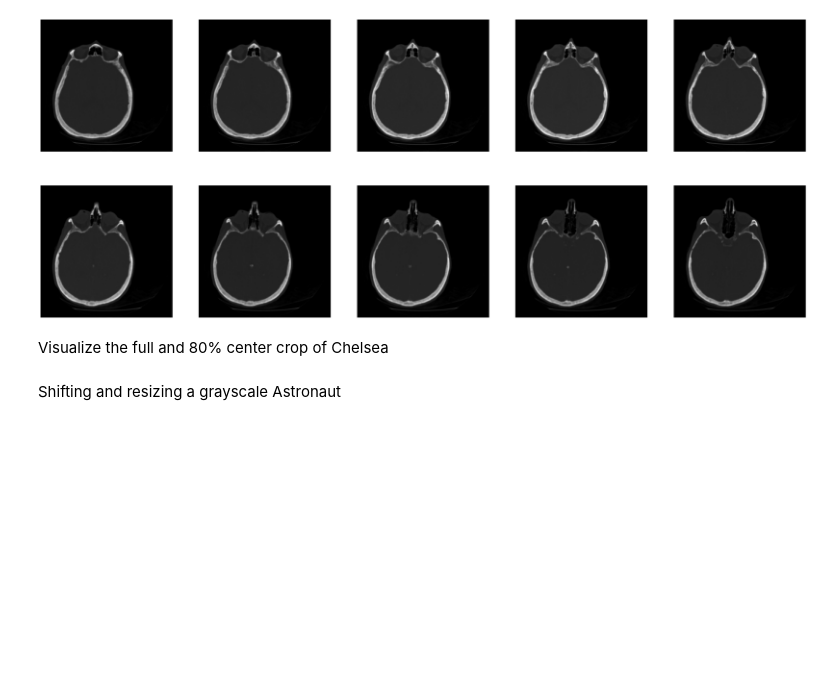
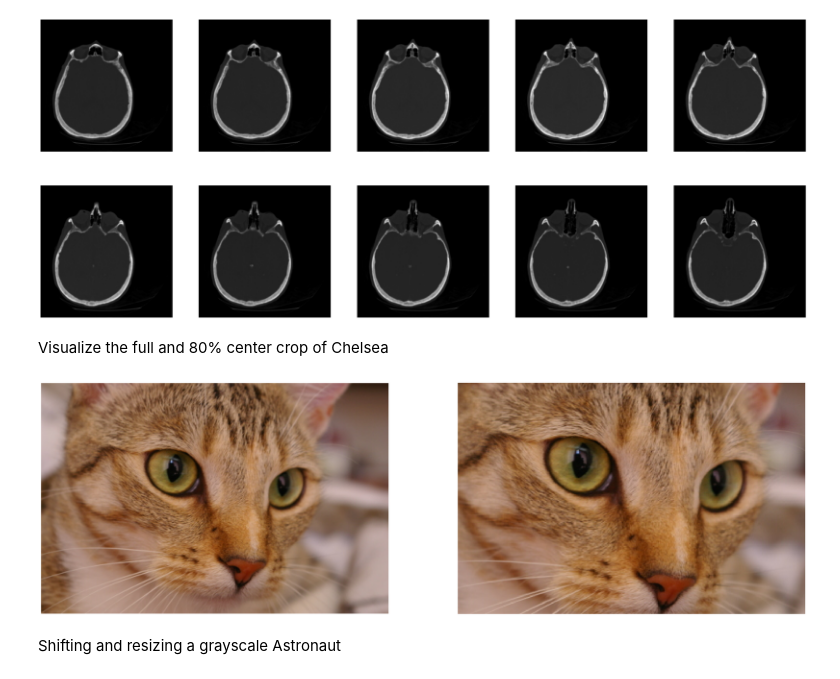
Before and after one commit to jellyboston/CPSC-4800-Computer_Vision, a Jupyter notebook: exercise01/01_exercise_visualizing_and_transforming_images.ipynb, the cells around one changed output. Saved outputs shown, nothing was run; the diff lists cells and outputs as text; code cells hidden in the pictures; blank space fills up the shorter version.

Commit message:
feat: chelsea image transformation

```diff
--- a/exercise01/01_exercise_visualizing_and_transforming_images.ipynb
+++ b/exercise01/01_exercise_visualizing_and_transforming_images.ipynb
@@ -148,21 +148,32 @@ Min and max values of MRI volume: (0, 51076)
 Visualize the full and 80% center crop of Chelsea
 # %%
 # TODO: Load Chelsea image
-image_chelsea = None
+image_chelsea = ski.data.chelsea()
 
 # TODO: Compute start and end crop locations for x and y directions for 80%
-crop_y_start = None
-crop_y_end = None
-crop_x_start = None
-crop_x_end = None
+# shape() -> (height, width, channel)
+height, width = image_chelsea.shape[:2]
+crop_height, crop_width = int(height * 0.80), int(width * 0.80)
+
+# imagine a 100 x 100 square
+crop_y_start = (height - crop_height) // 2
+crop_y_end = crop_height + crop_y_start
+crop_x_start = (width - crop_width) // 2
+crop_x_end = crop_width + crop_x_start
 
 # TODO: Perform 80% center crop on Chelsea image
-image_chelsea_crop = None
+# order is (rows, cols, channel)
+image_chelsea_crop = image_chelsea[crop_y_start:crop_y_end, crop_x_start:crop_x_end, :]
 
 # TODO: Create a 1x2 grid visualization with figure size of 32x24
-fig = None
+fig, (plt1, plt2) = plt.subplots(1, 2, figsize = (32, 24))
+config_plot([plt1, plt2])
 
+plt1.imshow(image_chelsea)
+plt2.imshow(image_chelsea_crop)
 plt.show()
+# %% [output]
+[figure, added]
 # %% [markdown]
 Shifting and resizing a grayscale Astronaut
 # %%
```
